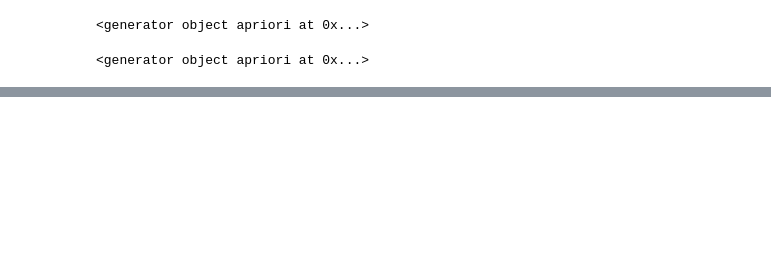
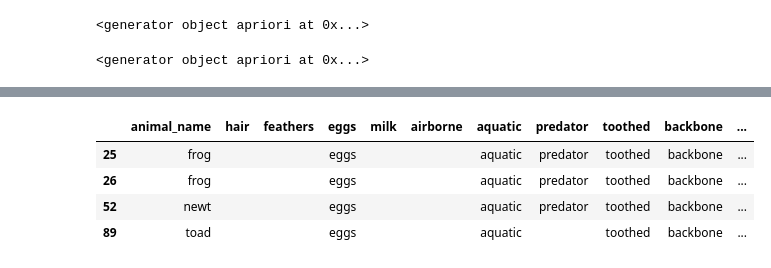
Before and after one commit to PondKann/KKU_data_mining, a Jupyter notebook: TPro.ipynb, the cells around one changed output, grey strips where cells are left out. Drawn from its saved outputs; the diff is of its cells as text; code cells hidden in the pictures; blank space fills up the shorter version.

Commit message:
เพิ่ม class type

```diff
--- a/TPro.ipynb
+++ b/TPro.ipynb
@@ -85,6 +130,3 @@ freq_items = apriori(zoo_type_df, min_support=0.2 )
 freq_items
 # %% [output]
 <generator object apriori at 0x...>
-# %%
-transecs = zoo_type_df.groupby('animal_name')['hair','feathers','eggs',	'milk',	'airborne',	'aquatic'].apply(list)
-transecs.
@@ -104,0 +167,8 @@ Length: 100, dtype: object
+# %%
+transecs.get_group('Amphibian').apply(list)
+# %% [output]
+|  | animal_name | hair | feathers | eggs | milk | airborne | aquatic | predator | toothed | backbone | ... |
+| 25 | frog |  |  | eggs |  |  | aquatic | predator | toothed | backbone | ... |
+| 26 | frog |  |  | eggs |  |  | aquatic | predator | toothed | backbone | ... |
+| 52 | newt |  |  | eggs |  |  | aquatic | predator | toothed | backbone | ... |
+| 89 | toad |  |  | eggs |  |  | aquatic |  | toothed | backbone | ... |
```
Also changed, not shown: parts of 17 cells of this notebook.
